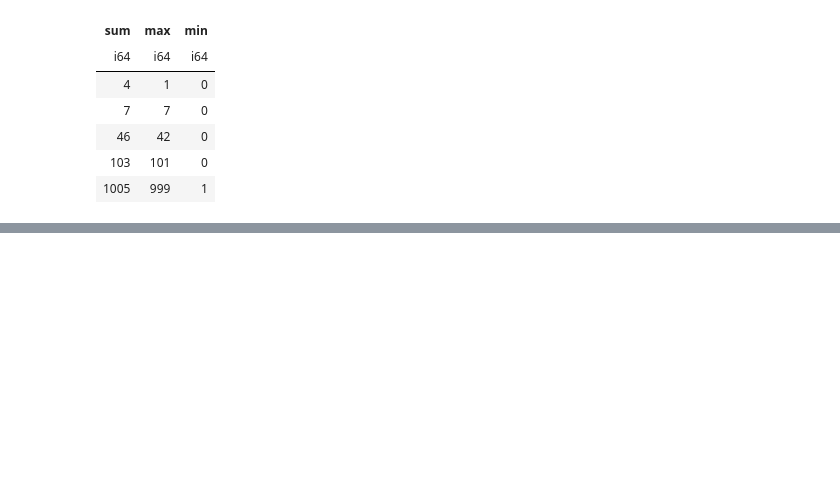
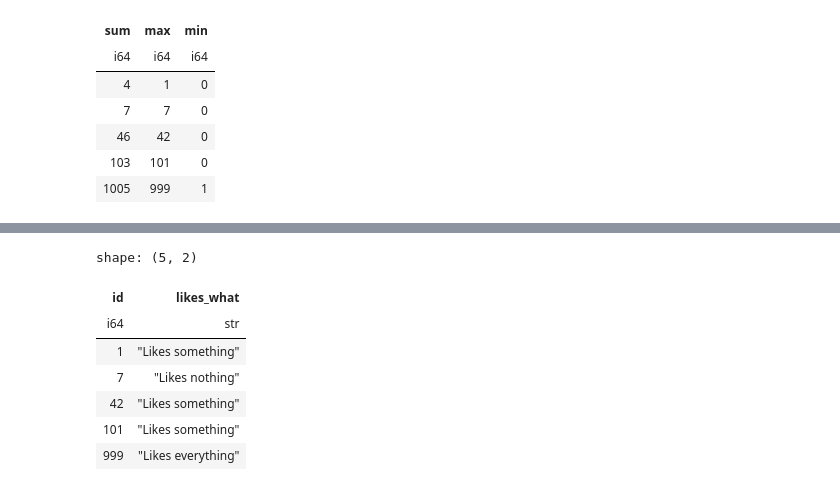
Before and after one commit to Sechi42/Polars, a Jupyter notebook: Chapter_9/Notebook_9.ipynb, the cells around one changed output, grey strips where cells are left out. Drawn from its saved outputs; the diff is of its cells as text; code cells hidden in the pictures; blank space fills up the shorter version.

```diff
--- a/Chapter_9/Notebook_9.ipynb
+++ b/Chapter_9/Notebook_9.ipynb
@@ -381,0 +439,18 @@ shape: (5, 3)
+# %%
+prefs.select(
+    pl.col("id"),
+    likes_what=pl.when(pl.all_horizontal(pl.col("^likes_.*$")))
+    .then(pl.lit("Likes everything"))
+    .when(pl.any_horizontal(pl.col("^likes_.*$")))
+    .then(pl.lit("Likes something"))
+    .otherwise(pl.lit("Likes nothing"))
+)
+# %% [output]
+shape: (5, 2)
+| id | likes_what |
+| i64 | str |
+| 1 | "Likes something" |
+| 7 | "Likes nothing" |
+| 42 | "Likes something" |
+| 101 | "Likes something" |
+| 999 | "Likes everything" |
```
Also changed, not shown: parts of 2 cells of this notebook, 1 other file.
